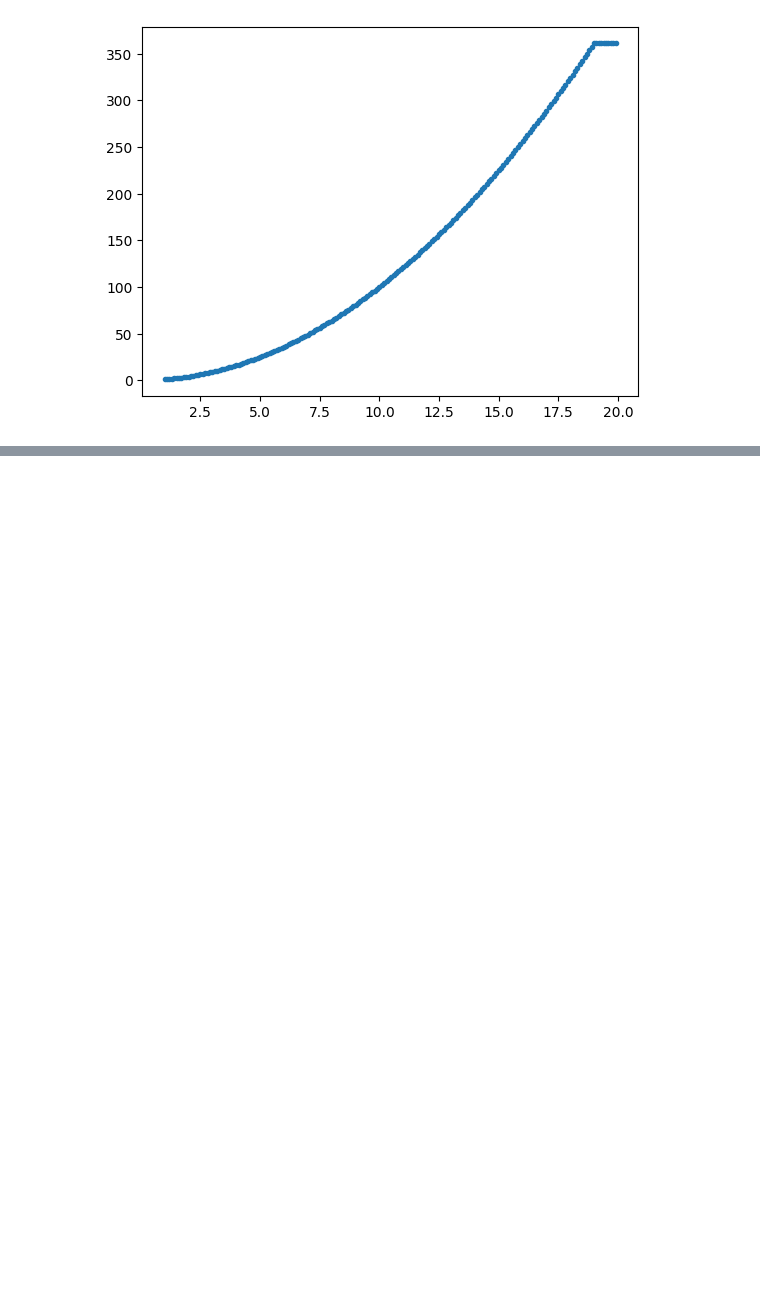
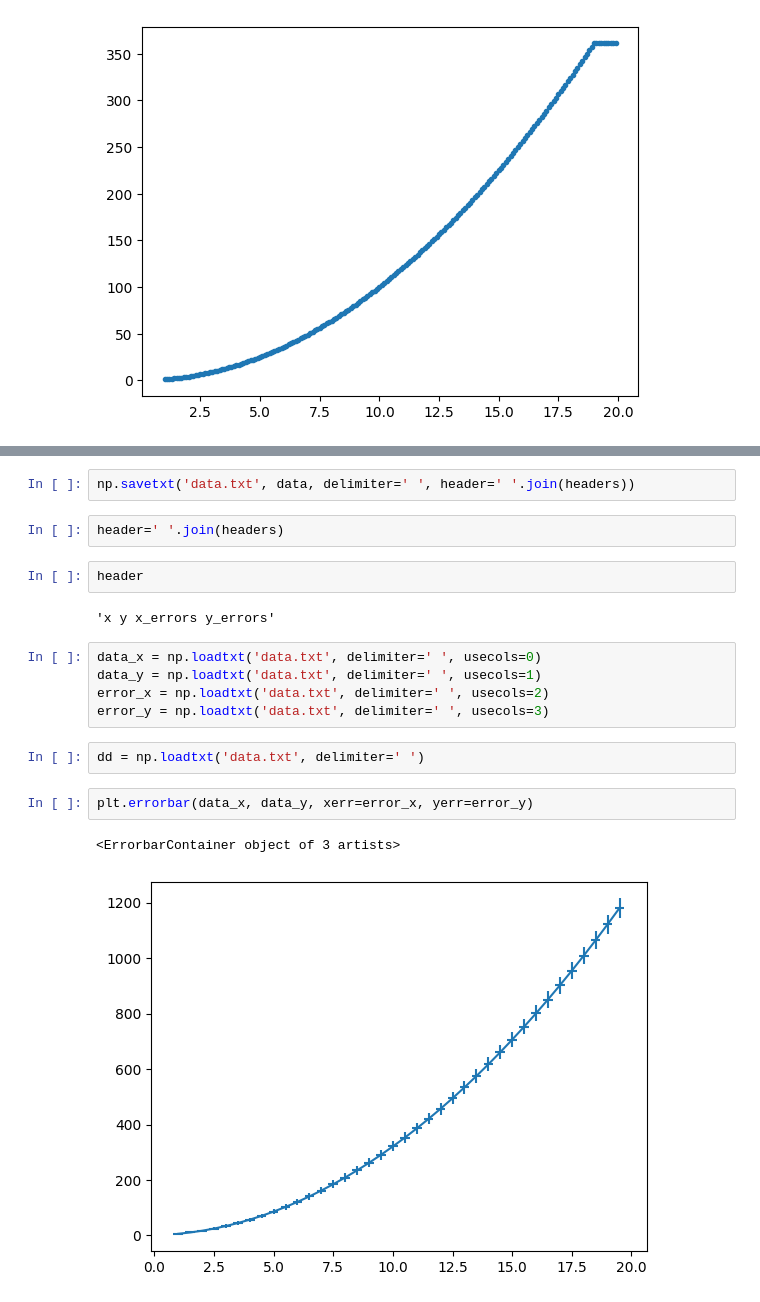
Before and after one commit to saurabhmittal23/space_physics, a Jupyter notebook: tutorial.ipynb, the cells around one changed output, grey strips where cells are left out. Drawn from its saved outputs; the diff is of its cells as text; blank space fills up the shorter version.

```diff
--- a/tutorial.ipynb
+++ b/tutorial.ipynb
@@ -699,0 +756,20 @@ plt.plot(x_new, interp, '.')
+# %%
+np.savetxt('data.txt', data, delimiter=' ', header=' '.join(headers))
+# %%
+header=' '.join(headers)
+# %%
+header
+# %% [output]
+'x y x_errors y_errors'
+# %%
+data_x = np.loadtxt('data.txt', delimiter=' ', usecols=0)
+data_y = np.loadtxt('data.txt', delimiter=' ', usecols=1)
+error_x = np.loadtxt('data.txt', delimiter=' ', usecols=2)
+error_y = np.loadtxt('data.txt', delimiter=' ', usecols=3)
+# %%
+dd = np.loadtxt('data.txt', delimiter=' ')
+# %%
+plt.errorbar(data_x, data_y, xerr=error_x, yerr=error_y)
+# %% [output]
+<ErrorbarContainer object of 3 artists>
+[figure, added]
```
Also changed, not shown: parts of 16 cells of this notebook.
